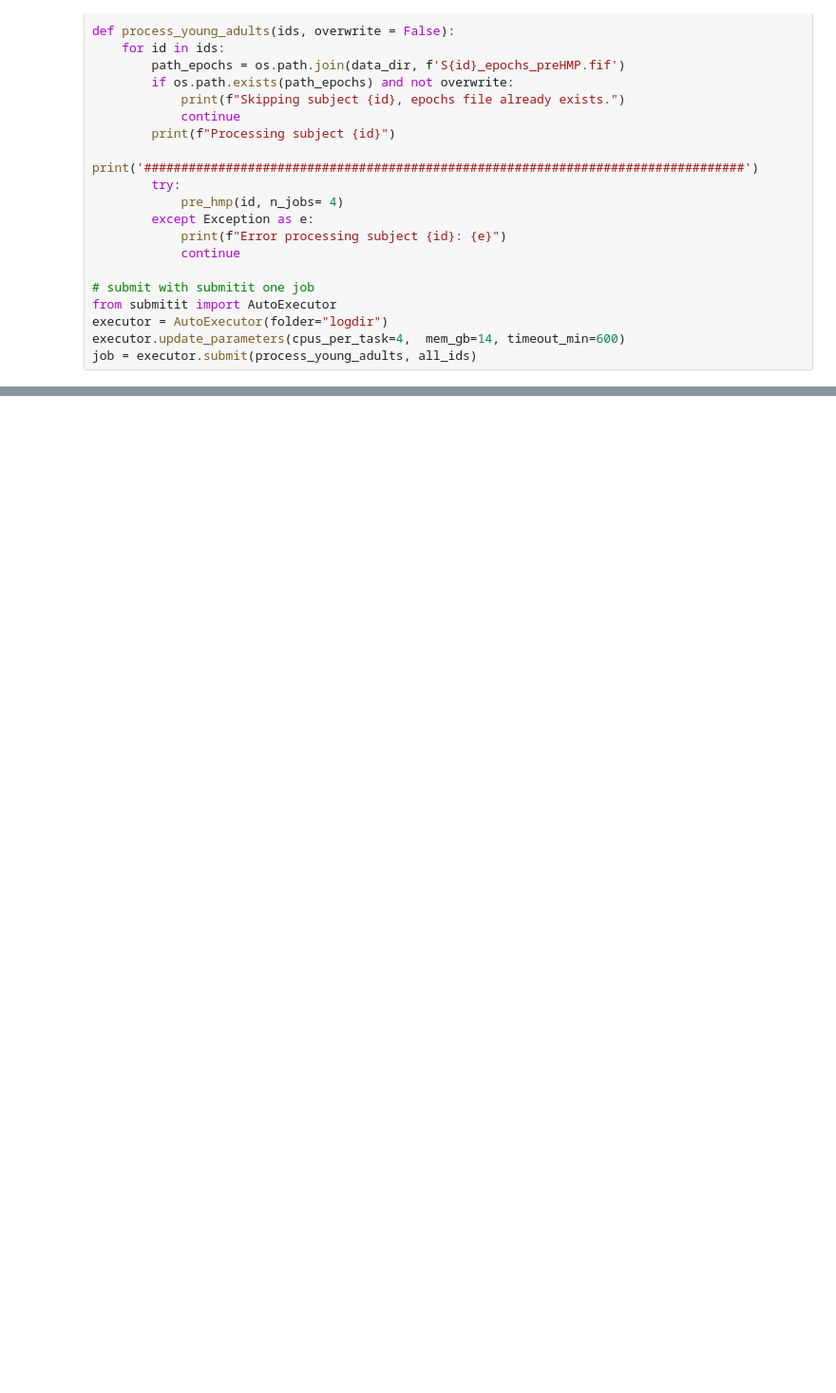
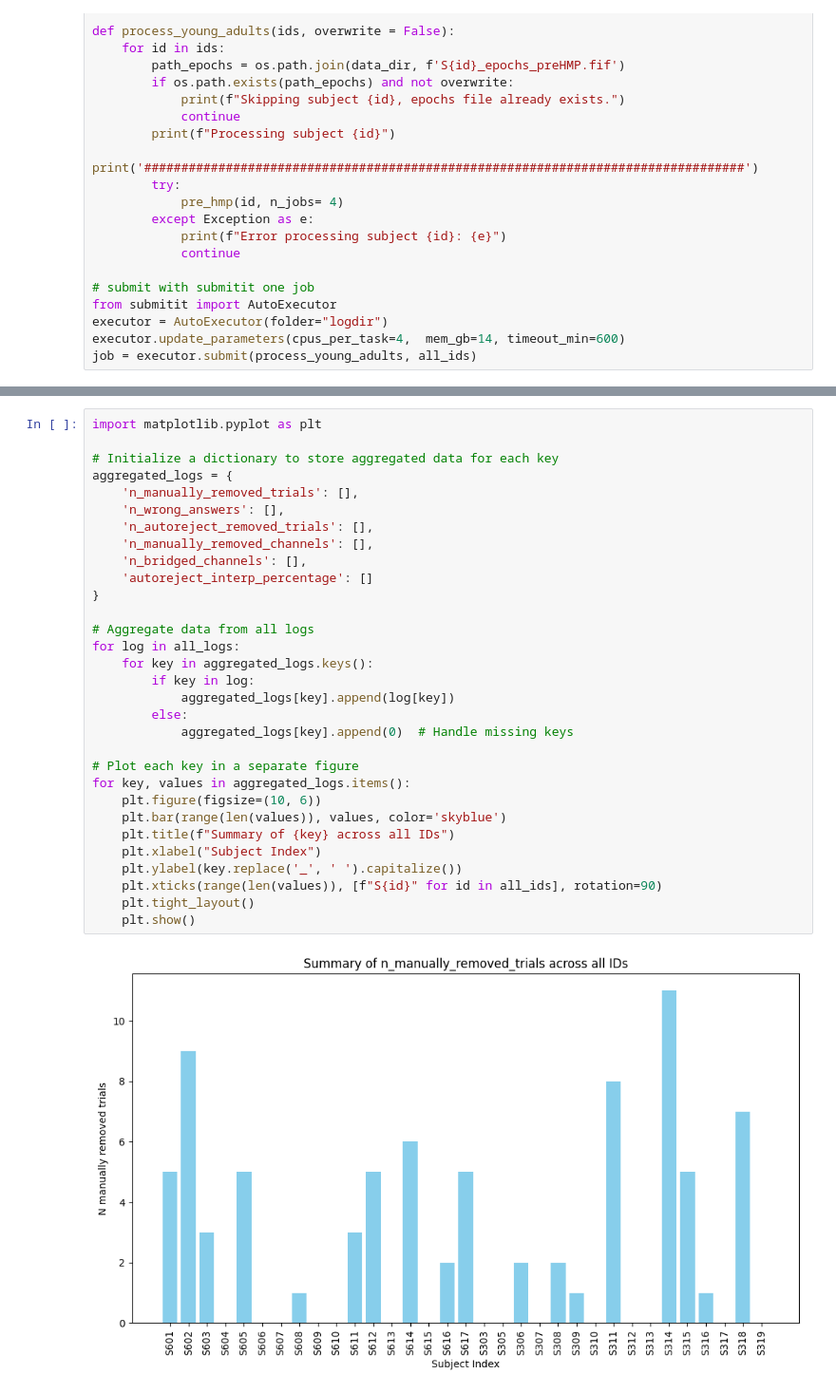
Before and after one commit to MohammadMMK/Neural_dynamics_of_language_production, a Jupyter notebook: pre_hmp.ipynb, the cells around one changed output, grey strips where cells are left out. Shown at 95% size. Drawn from its saved outputs; the diff is of its cells as text; blank space fills up the shorter version.

Commit message:
plot the pre_hmp logs

```diff
--- a/pre_hmp.ipynb
+++ b/pre_hmp.ipynb
@@ -33,0 +58,33 @@ job = executor.submit(process_young_adults, all_ids)
+# %%
+import matplotlib.pyplot as plt
+
+# Initialize a dictionary to store aggregated data for each key
+aggregated_logs = {
+    'n_manually_removed_trials': [],
+    'n_wrong_answers': [],
+    'n_autoreject_removed_trials': [],
+    'n_manually_removed_channels': [],
+    'n_bridged_channels': [],
+    'autoreject_interp_percentage': []
+}
+
+# Aggregate data from all logs
+for log in all_logs:
+    for key in aggregated_logs.keys():
+        if key in log:
+            aggregated_logs[key].append(log[key])
+        else:
+            aggregated_logs[key].append(0)  # Handle missing keys
+
+# Plot each key in a separate figure
+for key, values in aggregated_logs.items():
+    plt.figure(figsize=(10, 6))
+    plt.bar(range(len(values)), values, color='skyblue')
+    plt.title(f"Summary of {key} across all IDs")
+    plt.xlabel("Subject Index")
+    plt.ylabel(key.replace('_', ' ').capitalize())
+    plt.xticks(range(len(values)), [f"S{id}" for id in all_ids], rotation=90)
+    plt.tight_layout()
+    plt.show()
+# %% [output]
+[figure, added]
```
Also changed, not shown: parts of 2 cells of this notebook.
